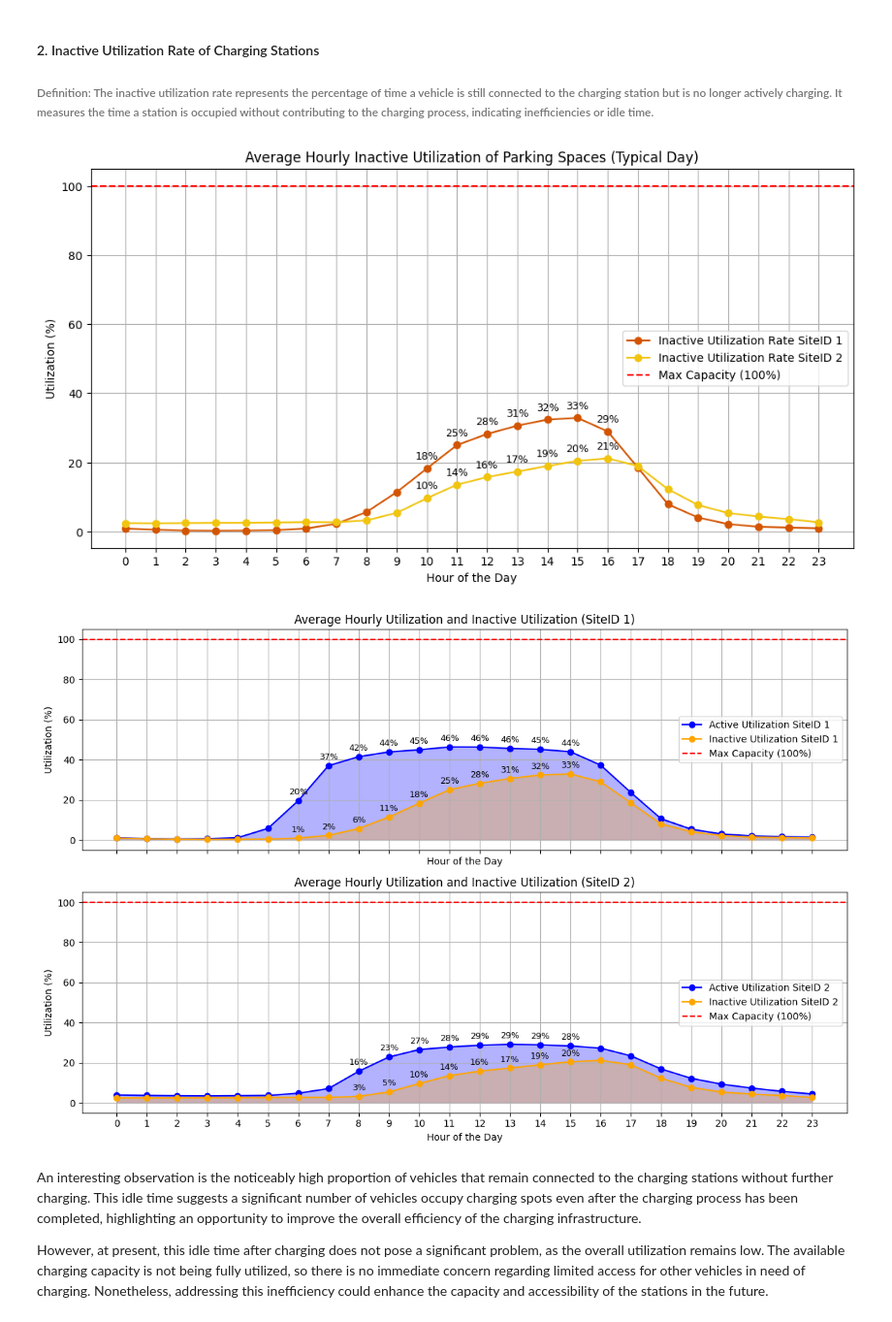
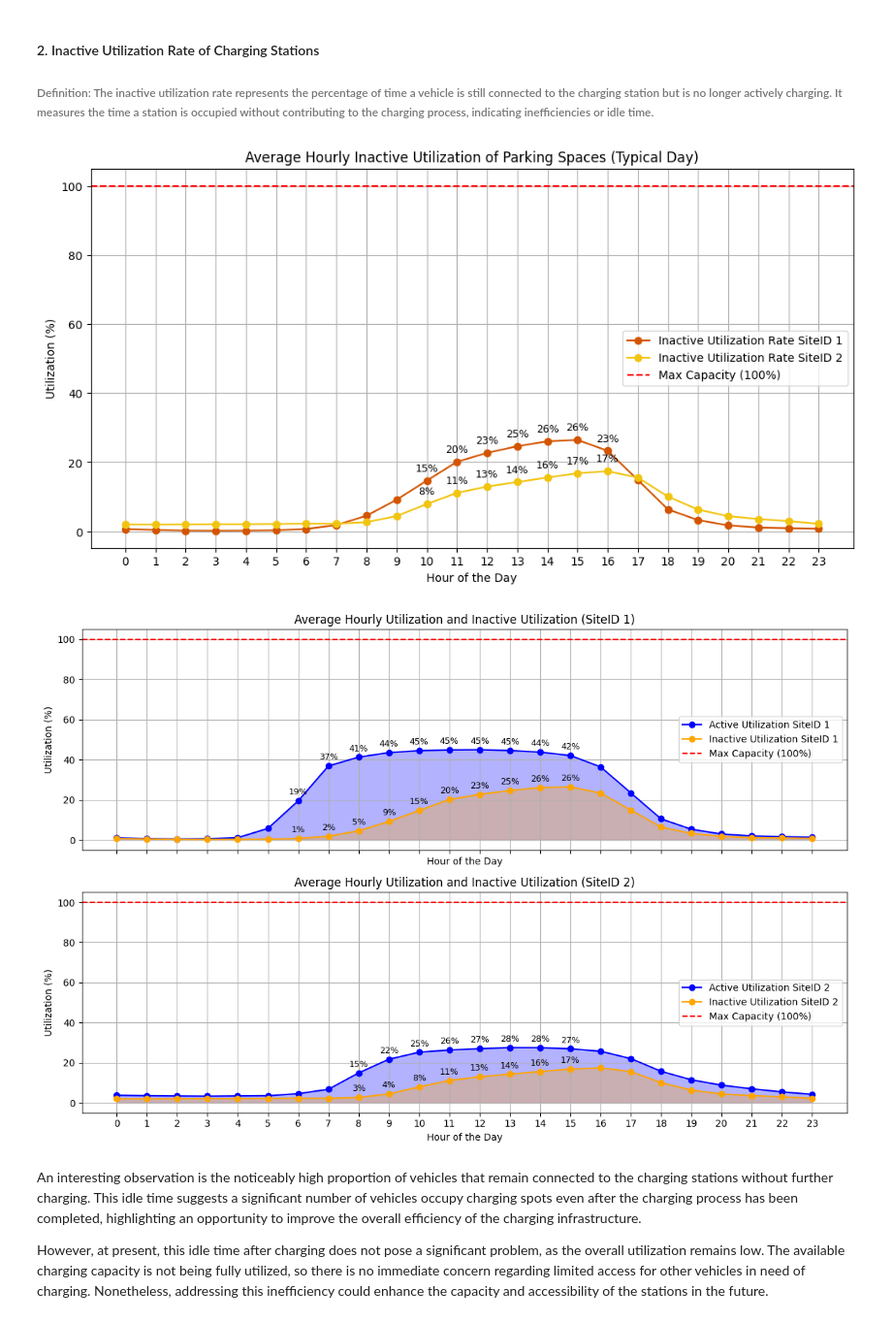
Before and after one commit to Zeyd263/DataDynamos, a Jupyter notebook: Preprocessing.ipynb, the cells around one changed output. Shown at 97% size. Cells and saved outputs as stored; diff of their text form; code cells hidden in the pictures.

Commit message:
Delete Rows where StationID is used on same date on same hour

```diff
--- a/Preprocessing.ipynb
+++ b/Preprocessing.ipynb
@@ -1112,6 +1115,7 @@ def calculate_utilization(site_id, data_with_NA, siteid_inactivedays, active_day
 
             # Add hourly data
             hourly_data.append({
+                'stationID': row['stationID'],
                 'connectionDate': connection_date,
                 'hour': current_time.hour,
                 'active_charging': 1
@@ -1122,6 +1126,9 @@ def calculate_utilization(site_id, data_with_NA, siteid_inactivedays, active_day
 
     # Create DataFrame for the hourly usage data
     hourly_df = pd.DataFrame(hourly_data)
+
+    # Remove duplicates
+    hourly_df = hourly_df.drop_duplicates()
 
     # Add inactive days with 0 activity for each hour of the day (same code as before)
     inactive_hourly_data = []
@@ -1143,7 +1150,7 @@ def calculate_utilization(site_id, data_with_NA, siteid_inactivedays, active_day
     avg_hourly_usage = hourly_usage.groupby('hour')['active_charging'].sum().reset_index()
 
     # Calculate the utilization rate, using the unique connection dates in hourly_usage for the denominator
-    avg_hourly_usage['utilization_rate'] = (avg_hourly_usage['active_charging'] / (hourly_df['connectionDate'].nunique()) / num_stations) * 100
+    avg_hourly_usage['utilization_rate'] = (avg_hourly_usage['active_charging'] / (len(siteid_inactivedays)+len(active_days)) / num_stations) * 100
 
     return avg_hourly_usage
 
@@ -1199,7 +1208,7 @@ The utilization of both Sites has an average utilization of under 50%, which alm
 ###### Definition: The inactive utilization rate represents the percentage of time a vehicle is still connected to the charging station but is no longer actively charging. It measures the time a station is occupied without contributing to the charging process, indicating inefficiencies or idle time.
 # %%
 # Function to calculate hourly inactive utilization for a given siteID
-def calculate_inactive_utilization(site_id, data_with_NA):
+def calculate_inactive_utilization(site_id, data_with_NA,inactive_days,active_days):
     # Filter data for the specified siteID
     data_kpi = data_with_NA[data_with_NA['siteID'] == site_id].copy()
 
@@ -1220,20 +1229,17 @@ def calculate_inactive_utilization(site_id, data_with_NA):
             start_hour = row['doneChargingTime'].floor('H')  # Round doneParking time to the full hour
             end_hour = row['disconnectTime'].floor('H')  # Round disconnection time to the full hour
             current_hour = start_hour
+            # Loop through each hour in the time interval
+            while current_hour <= end_hour:
+                # Get the date of the current hour (updates after midnight)
+                connection_date = current_hour.date()
 
-            # Loop through each hour the parking space is unoccupied (inactive)
-            while current_hour <= end_hour:
-                # If the hour is 0 (crosses midnight)
-                if current_hour.hour == 0 and current_hour.date() != row['doneChargingTime'].date():
-                    parking_date = current_hour.date()  # Set the date to the next day
-                else:
-                    parking_date = current_hour.date()  # Otherwise, keep the same date
-
-                # Append hourly data for inactive usage
+                # Add hourly data
                 hourly_data.append({
-                    'doneParkingDate': parking_date,  # Ensure the date changes after midnight
+                    'stationID': row['stationID'],
+                    'doneParkingDate': connection_date,
                     'hour': current_hour.hour,
-                    'inactive_utilization': 1  # Mark that the parking space was unoccupied (inactive) during this hour
+                    'inactive_utilization': 1
                 })
 
                 # Move to the next hour
@@ -1242,6 +1248,9 @@ def calculate_inactive_utilization(site_id, data_with_NA):
     # Create DataFrame for the hourly inactive usage data
     hourly_df = pd.DataFrame(hourly_data)
 
+    # Remove duplicates
+    hourly_df = hourly_df.drop_duplicates()
+
     # Group by date and hour and count the inactive parking sessions
     hourly_usage = hourly_df.groupby(['doneParkingDate', 'hour'])['inactive_utilization'].sum().reset_index()
 
@@ -1249,15 +1258,15 @@ def calculate_inactive_utilization(site_id, data_with_NA):
     avg_hourly_usage = hourly_usage.groupby('hour')['inactive_utilization'].sum().reset_index()
 
     # Calculate the utilization rate, using the unique parking dates for the denominator
-    avg_hourly_usage['utilization_rate'] = (avg_hourly_usage['inactive_utilization'] / (hourly_usage['doneParkingDate'].nunique()) / num_spaces) * 100
+    avg_hourly_usage['utilization_rate'] = (avg_hourly_usage['inactive_utilization'] / (len(inactive_days)+len(active_days)) / num_spaces) * 100
 
     return avg_hourly_usage
 
 # Calculate inactive utilization for siteID 1
-avg_hourly_usage_1_inactive = calculate_inactive_utilization(1, data_with_NA)
+avg_hourly_usage_1_inactive = calculate_inactive_utilization(1, data_with_NA,inactive_days_1,active_days_1)
 
 # Calculate inactive utilization for siteID 2
-avg_hourly_usage_2_inactive = calculate_inactive_utilization(2, data_with_NA)
+avg_hourly_usage_2_inactive = calculate_inactive_utilization(2, data_with_NA, inactive_days_2,active_days_2)
 
 # Visualization
 plt.figure(figsize=(12, 6))
@@ -1268,34 +1277,34 @@ plt.plot(avg_hourly_usage_1_inactive['hour'], avg_hourly_usage_1_inactive['utili
 # Plot inactive utilization for siteID 2
 plt.plot(avg_hourly_usage_2_inactive['hour'], avg_hourly_usage_2_inactive['utilization_rate'], marker='o', label='Inactive Utilization Rate SiteID 2', color='#F1C40F')
 
 # Add horizontal line for max capacity (100%)
 plt.axhline(y=100, color='red', linestyle='--', label='Max Capacity (100%)')
 
 # Title and labels
 plt.title('Average Hourly Inactive Utilization of Parking Spaces (Typical Day)')
 plt.xlabel('Hour of the Day')
 plt.ylabel('Utilization (%)')
 
 # Set X-axis to display each hour from 0 to 23
 plt.xticks(range(24))
 
 # Add percentage values above each point on the graph, but only for hours 7 to 16
 for i, row in avg_hourly_usage_1_inactive.iterrows():
     if 10 <= row['hour'] <= 16:  # Check if the hour is between 7 and 16 (inclusive)
         plt.text(row['hour'], row['utilization_rate'] + 2, f'{row["utilization_rate"]:.0f}%', ha='center', va='bottom', fontsize=9)
 
 for i, row in avg_hourly_usage_2_inactive.iterrows():
     if 10 <= row['hour'] <= 16:  # Check if the hour is between 7 and 16 (inclusive)
         plt.text(row['hour'], row['utilization_rate'] + 2, f'{row["utilization_rate"]:.0f}%', ha='center', va='bottom', fontsize=9)
 
 # Grid and legend
 plt.grid()
 plt.legend()
 
 # Show the plot
 plt.show()
 # %% [output]
-[figure, old version]
+[figure, new version]
 # %%
 # Create subplots: One for SiteID 1 and one for SiteID 2
 fig, axs = plt.subplots(2, 1, figsize=(12, 8), sharex=True)
@@ -1364,7 +1373,7 @@ plt.tight_layout()
 # Show the plot
 plt.show()
 # %% [output]
-[figure, old version]
+[figure, new version]
 # %% [markdown]
 An interesting observation is the noticeably high proportion of vehicles that remain connected to the charging stations without further charging. This idle time suggests a significant number of vehicles occupy charging spots even after the charging process has been completed, highlighting an opportunity to improve the overall efficiency of the charging infrastructure.
 
```
Also changed, not shown: parts of 2 cells of this notebook.
